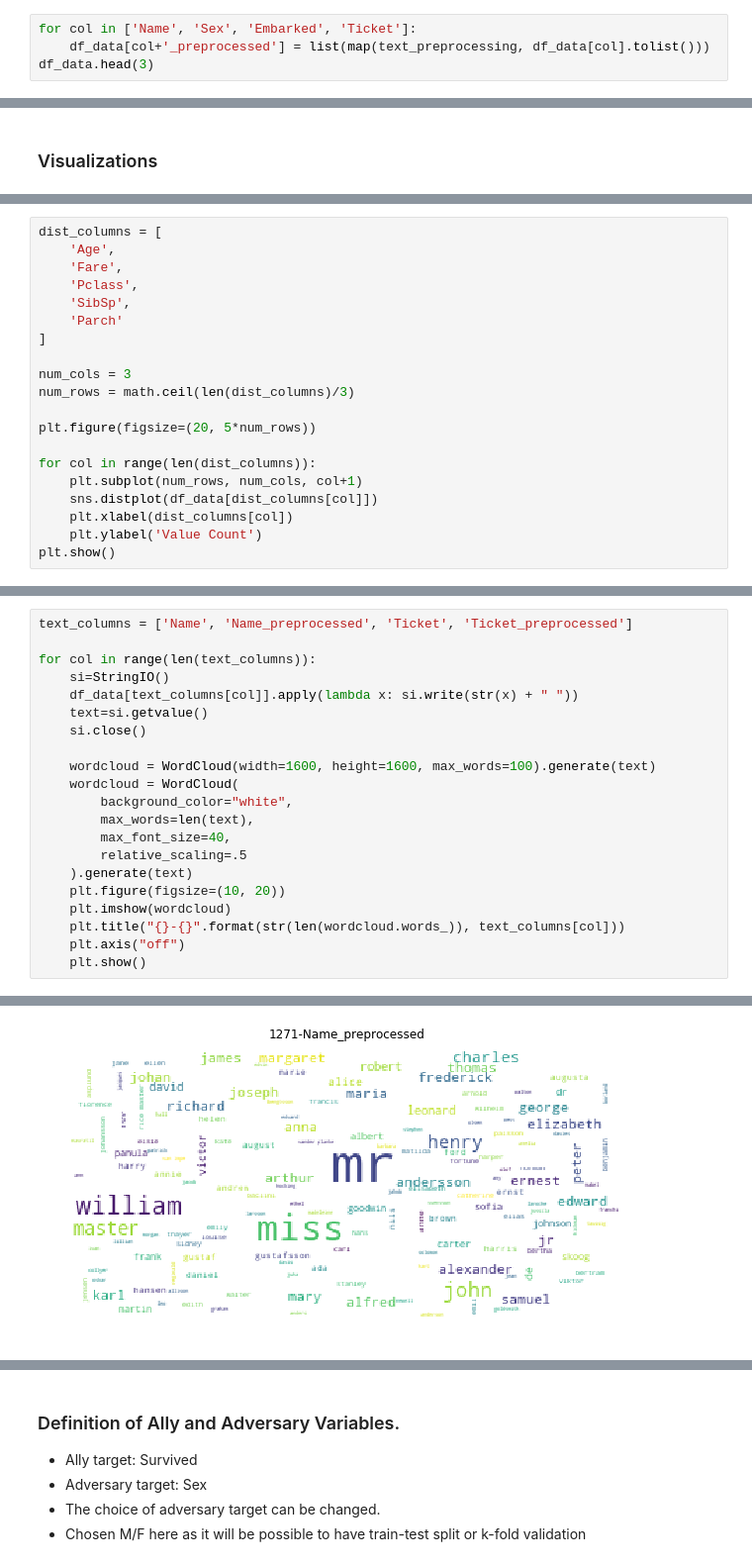
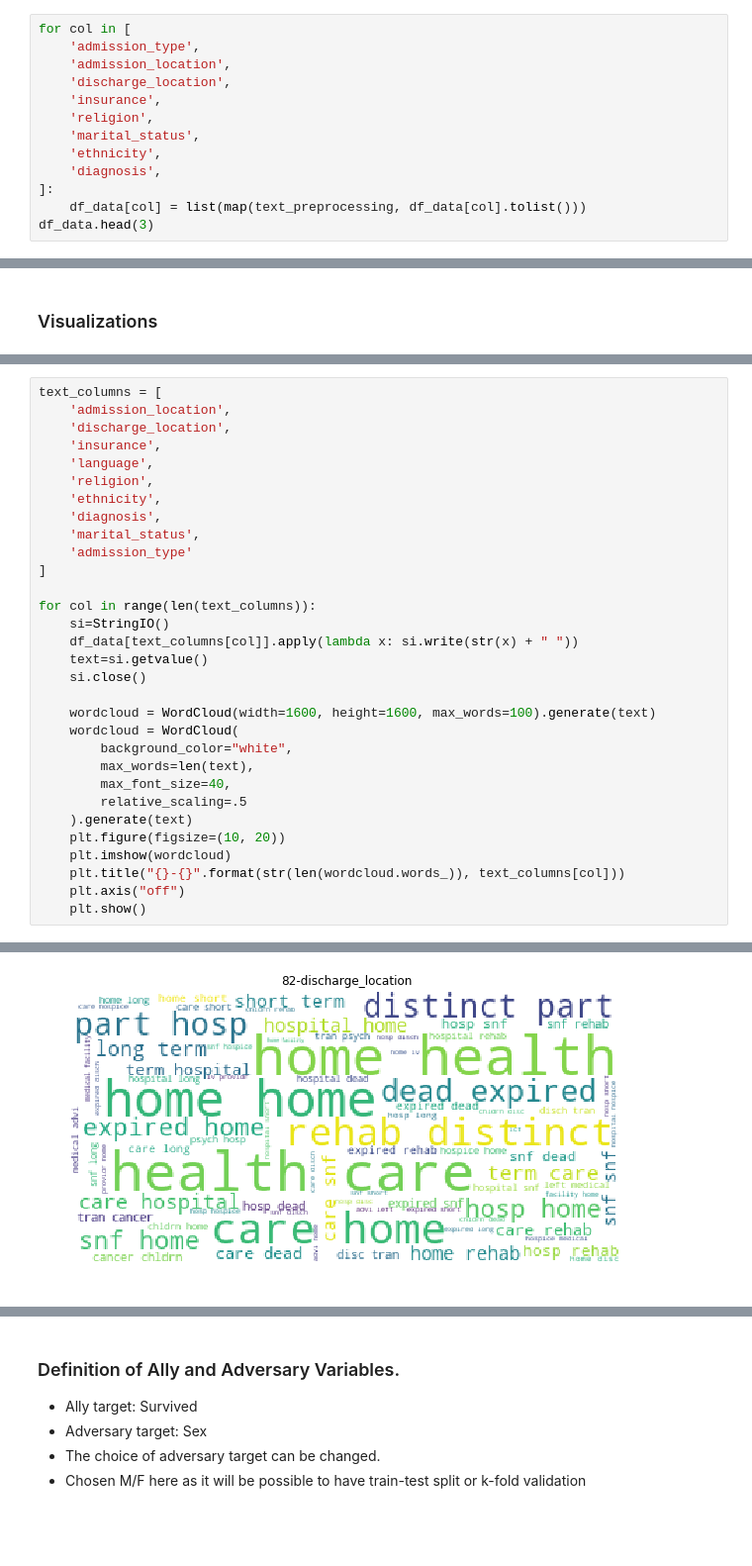
Before and after one commit to shams-sam/PrivacyGANs, a Jupyter notebook: PrivacyGAN_MIMIC.ipynb, the cells around one changed output, grey strips where cells are left out. Shown: that part at 99% size. Cells and saved outputs as stored; diff of their text form; blank space fills up the shorter version.

```diff
--- a/PrivacyGAN_MIMIC.ipynb
+++ b/PrivacyGAN_MIMIC.ipynb
@@ -61,5 +110,14 @@ df_data.head(3)
 # %%
-for col in ['Name', 'Sex', 'Embarked', 'Ticket']:
-    df_data[col+'_preprocessed'] = list(map(text_preprocessing, df_data[col].tolist()))
+for col in [
+    'admission_type',
+    'admission_location',
+    'discharge_location',
+    'insurance',
+    'religion',
+    'marital_status',
+    'ethnicity',
+    'diagnosis',
+]:
+    df_data[col] = list(map(text_preprocessing, df_data[col].tolist()))
 df_data.head(3)
 # %% [output]
@@ -114,20 +157,0 @@ plt.show()
-# %%
-dist_columns = [
-    'Age',
-    'Fare',
-    'Pclass',
-    'SibSp',
-    'Parch'
-]
-
-num_cols = 3
-num_rows = math.ceil(len(dist_columns)/3)
-
-plt.figure(figsize=(20, 5*num_rows))
-
-for col in range(len(dist_columns)):
-    plt.subplot(num_rows, num_cols, col+1)
-    sns.distplot(df_data[dist_columns[col]])
-    plt.xlabel(dist_columns[col])
-    plt.ylabel('Value Count')
-plt.show()
@@ -136,5 +158,15 @@ plt.show()
 # %%
-text_columns = ['Name', 'Name_preprocessed', 'Ticket', 'Ticket_preprocessed']
+text_columns = [
+    'admission_location',
+    'discharge_location',
+    'insurance',
+    'language',
+    'religion',
+    'ethnicity',
+    'diagnosis',
+    'marital_status',
+    'admission_type'
+]
 
 for col in range(len(text_columns)):
     si=StringIO()
@@ -159 +191 @@ for col in range(len(text_columns)):
-[figure, old version]
+[figure, new version]
```
Also changed, not shown: parts of 44 cells of this notebook.
